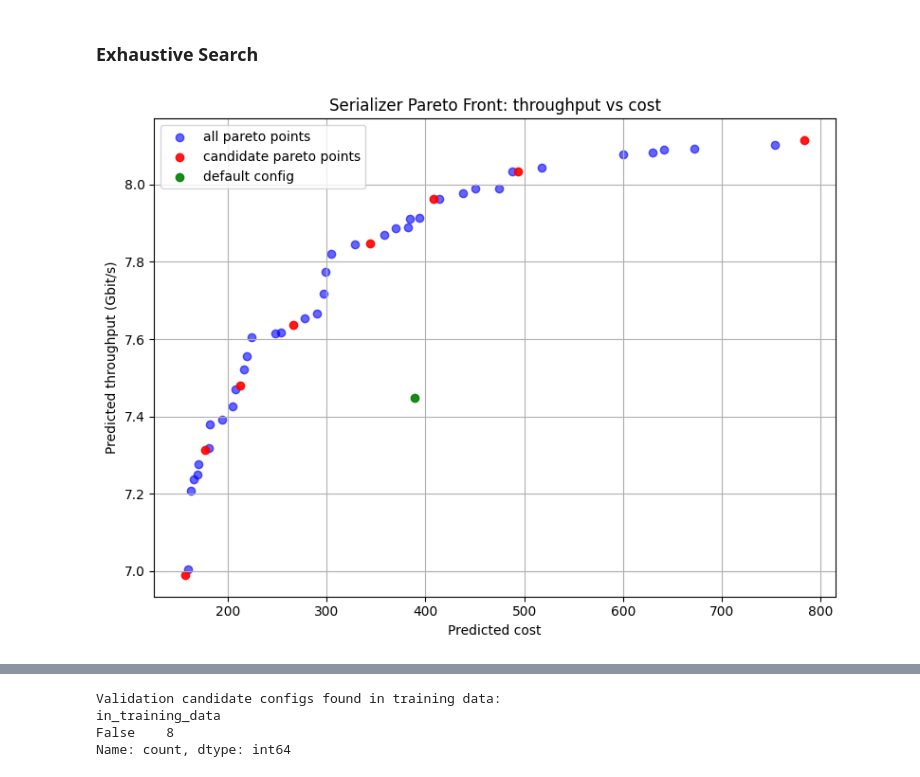
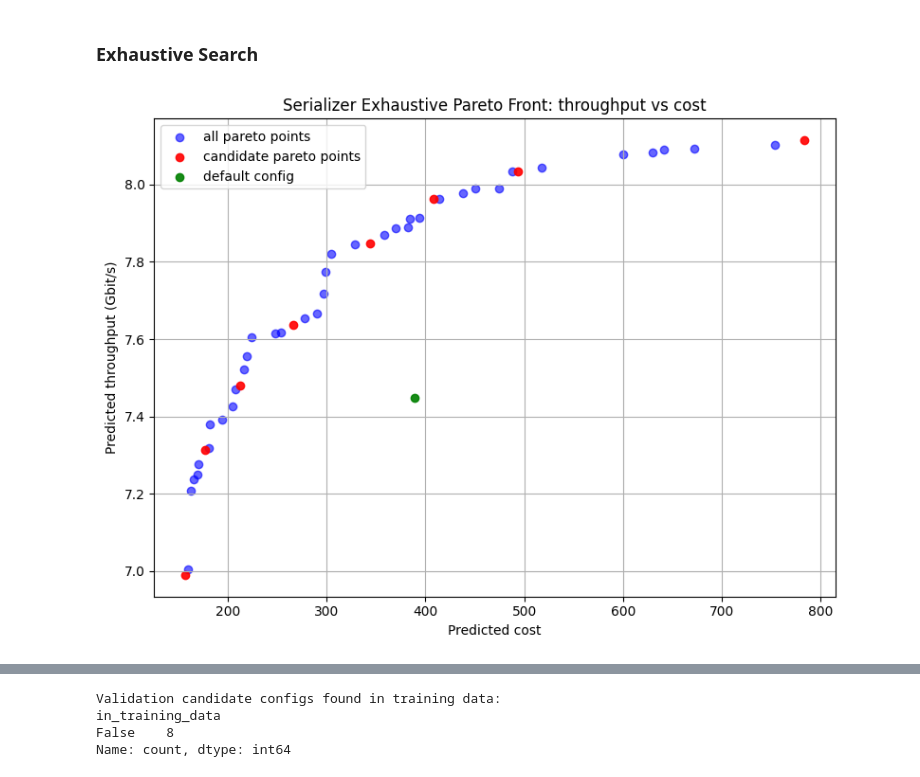
Before and after one commit to ronitnag04/lynx, a Jupyter notebook: ml_model/analysis.ipynb, the cells around one changed output, grey strips where cells are left out. Saved outputs shown, nothing was run; the diff lists cells and outputs as text; code cells hidden in the pictures.

```diff
--- a/ml_model/analysis.ipynb
+++ b/ml_model/analysis.ipynb
@@ -485,0 +517,3 @@ fig.savefig("results/hpb_only/deserializer_train_only/exhaustive_pareto_front.pn
+# %%
+with open("results/hpb_only/deserializer_train_only/exhaustive_pareto_front.json", "r") as f:
+    pareto_front = json.load(f)
@@ -797,16 +891,16 @@ plt.savefig("results/serializer/serializer_bench_error.png", bbox_inches='tight'
 # %% [markdown]
 ### NGSA Search
 # %%
-with open("results/serializer/pareto_front.json", "r") as f:
+with open("results/hpb_only/serializer_train_only/pareto_front.json", "r") as f:
     pareto_front = json.load(f)
 # %%
-pareto_points = []
+ngpa_pareto_points = []
 default_pareto_point = {
     'predicted_throughput': pareto_front['baseline']['predicted_throughput_gbits_per_sec'],
     'predicted_cost': pareto_front['baseline']['predicted_cost']
 }
 for point in pareto_front['pareto_front']:
-    pareto_points.append({
+    ngpa_pareto_points.append({
         'predicted_throughput': point['predicted_throughput_gbits_per_sec'],
         'predicted_cost': point['predicted_cost'],
         'validation_candidate': point['validation_candidate']
@@ -839,36 +933,36 @@ fig.savefig("results/serializer/serializer_throughput_vs_cost.png", bbox_inches=
 with open("results/hpb_only/serializer_train_only/exhaustive_pareto_front.json", "r") as f:
     pareto_front = json.load(f)
 # %%
-pareto_points = []
+exhaustive_pareto_points = []
 default_pareto_point = {
     'predicted_throughput': pareto_front['baseline']['predicted_throughput_gbits_per_sec'],
     'predicted_cost': pareto_front['baseline']['predicted_cost']
 }
 for point in pareto_front['pareto_front']:
-    pareto_points.append({
+    exhaustive_pareto_points.append({
         'predicted_throughput': point['predicted_throughput_gbits_per_sec'],
         'predicted_cost': point['predicted_cost'],
         'validation_candidate': point['validation_candidate']
     })
 # %%
-cost = np.array([p["predicted_cost"] for p in pareto_points])
-throughput = np.array([p["predicted_throughput"] for p in pareto_points])
-is_validation = np.array([p.get("validation_candidate", False) for p in pareto_points])
+exhaustive_cost = np.array([p["predicted_cost"] for p in exhaustive_pareto_points])
+exhaustive_throughput = np.array([p["predicted_throughput"] for p in exhaustive_pareto_points])
+exhaustive_is_validation = np.array([p.get("validation_candidate", False) for p in exhaustive_pareto_points])
 
 fig, ax = plt.subplots(figsize=(8, 6))
-ax.scatter(cost[~is_validation], throughput[~is_validation], c="blue", label="all pareto points", alpha=0.6)
-ax.scatter(cost[is_validation], throughput[is_validation], c="red", label="candidate pareto points", alpha=0.9)
+ax.scatter(exhaustive_cost[~exhaustive_is_validation], exhaustive_throughput[~exhaustive_is_validation], c="blue", label="all pareto points", alpha=0.6)
+ax.scatter(exhaustive_cost[exhaustive_is_validation], exhaustive_throughput[exhaustive_is_validation], c="red", label="candidate pareto points", alpha=0.9)
 
 ax.scatter(default_pareto_point['predicted_cost'], default_pareto_point['predicted_throughput'], c="green", label="default config", alpha=0.9)
 
 ax.set_xlabel("Predicted cost")
 ax.set_ylabel("Predicted throughput (Gbit/s)")
-ax.set_title("Serializer Pareto Front: throughput vs cost")
+ax.set_title("Serializer Exhaustive Pareto Front: throughput vs cost")
 ax.legend()
 ax.grid(True)
 
 plt.tight_layout()
 plt.show()
-fig.savefig("results/hpb_only/serializer_train_only/exhaustive_pareto_front.png", bbox_inches="tight")
+fig.savefig("results/hpb_only/serializer_train_only/serializer_exhaustive_pareto_front.png", bbox_inches="tight")
 # %% [output]
-[figure, old version]
+[figure, new version]
```
Also changed, not shown: parts of 30 cells of this notebook.
